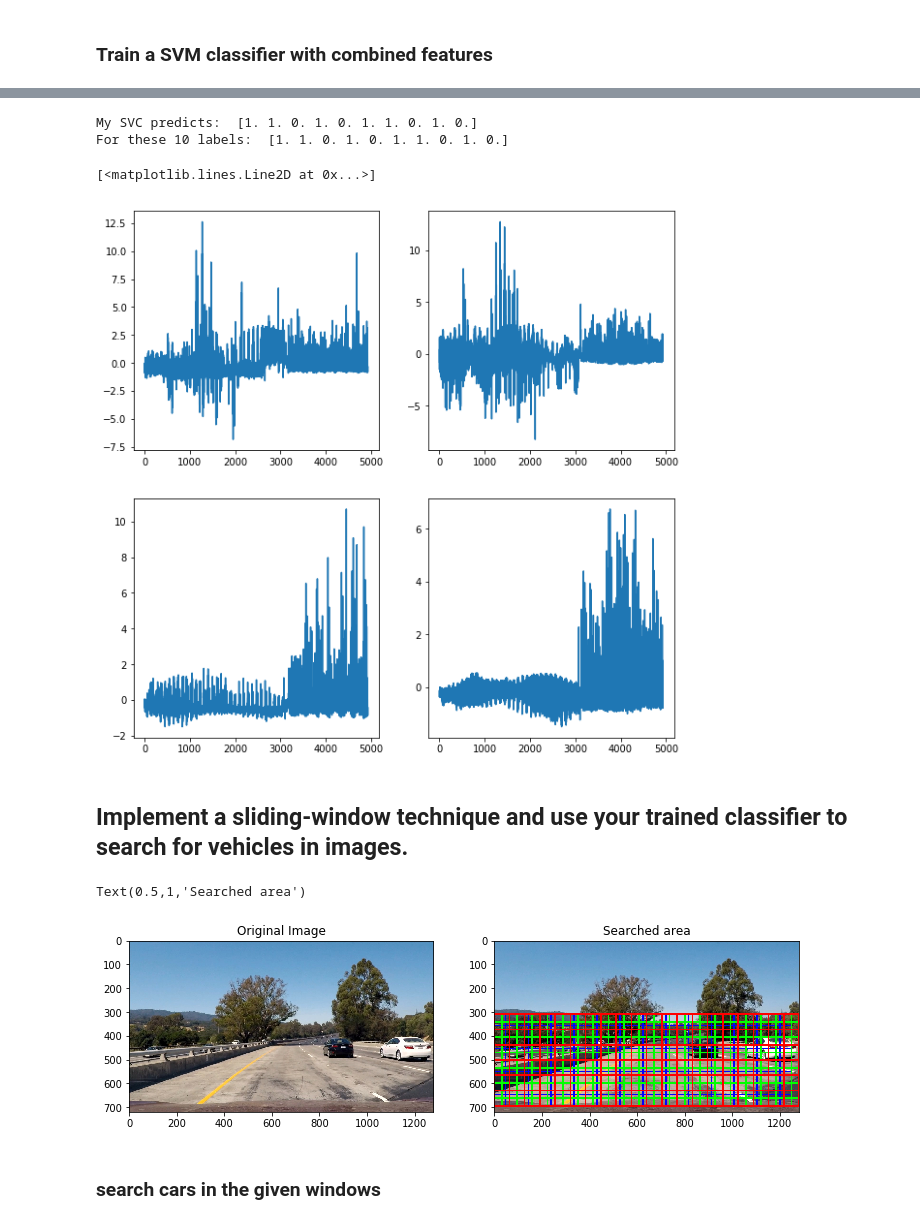
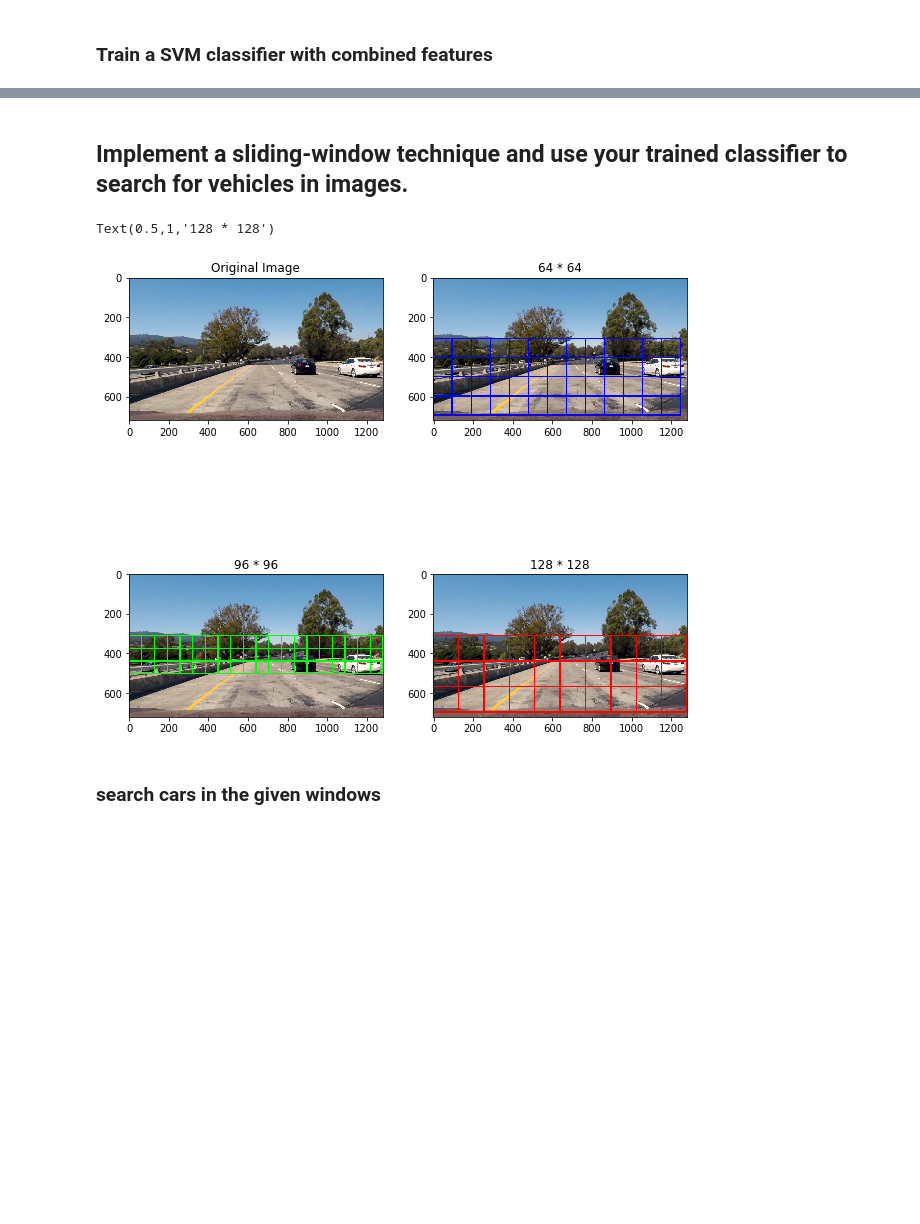
Before and after one commit to YimengZhu/CarND-Vehicle-Detection, a Jupyter notebook: Untitled.ipynb, the cells around one changed output, grey strips where cells are left out. Cells and saved outputs as stored; diff of their text form; code cells hidden in the pictures; blank space fills up the shorter version.

```diff
--- a/Untitled.ipynb
+++ b/Untitled.ipynb
@@ -342,17 +344,3 @@ Test Accuracy of SVC =  0.9947
-# %%
-
-
-f, ((ax1, ax2), (ax3, ax4)) = plt.subplots(2, 2, figsize=(10,10))
-
-ax1.plot(X_test[0])
-ax2.plot(X_test[1])
-ax3.plot(X_test[3])
-ax4.plot(X_test[4])
-# %% [output]
-My SVC predicts:  [1. 1. 0. 1. 0. 1. 1. 0. 1. 0.]
-For these 10 labels:  [1. 1. 0. 1. 0. 1. 1. 0. 1. 0.]
-[<matplotlib.lines.Line2D at 0x...>]
-[figure, removed]
 # %% [markdown]
 ## Implement a sliding-window technique and use your trained classifier to search for vehicles in images.
 # %%
@@ -402,30 +390,36 @@ def draw_boxes(img, bboxes, color=(0, 0, 255), thick=6):
 # %%
 test_image = mpimg.imread('./test_images/test1.jpg')
 draw_image = np.copy(test_image)
 
-windows_64 = slide_window(draw_image, x_start_stop=[None, None], y_start_stop=[None, None], xy_window=(64, 64),
-                       xy_overlap=(0.5, 0.5))
+windows_64 = slide_window(draw_image, x_start_stop=[None, None], y_start_stop=[None, draw_image.shape[0] * 3 / 4], xy_window=(64, 64),
+                       xy_overlap=(0, 0))
 
 windows_96 = slide_window(draw_image, x_start_stop=[None, None], y_start_stop=[None, None], xy_window=(96, 96),
-                       xy_overlap=(0.5, 0.5))
+                       xy_overlap=(0, 0))
 
 windows_128 = slide_window(draw_image, x_start_stop=[None, None], y_start_stop=[None, None], xy_window=(128, 128),
-                       xy_overlap=(0.5, 0.5))
+                       xy_overlap=(0, 0))
 
-boxes_image = draw_boxes(draw_image, windows_96, color=(0, 0, 255))
-boxes_image = draw_boxes(boxes_image, windows_64, color=(0, 255, 0))
-boxes_image = draw_boxes(boxes_image, windows_128, color=(255, 0, 0))
+boxes_image_64 = draw_boxes(draw_image, windows_96, color=(0, 0, 255))
+boxes_image_96 = draw_boxes(draw_image, windows_64, color=(0, 255, 0))
+boxes_image_128 = draw_boxes(draw_image, windows_128, color=(255, 0, 0))
 
-fig = plt.figure(figsize=(12,6))
-plt.subplot(121)
-plt.imshow(test_image)
-plt.title('Original Image')
-plt.subplot(122)
-plt.imshow(boxes_image)
-plt.title('Searched area')
+f, ((ax1, ax2), (ax3, ax4)) = plt.subplots(2, 2, figsize=(10,10))
+
+ax1.imshow(test_image)
+ax1.set_title('Original Image')
+
+ax2.imshow(boxes_image_64)
+ax2.set_title('64 * 64')
+
+ax3.imshow(boxes_image_96)
+ax3.set_title('96 * 96')
+
+ax4.imshow(boxes_image_128)
+ax4.set_title('128 * 128')
 # %% [output]
-Text(0.5,1,'Searched area')
+Text(0.5,1,'128 * 128')
-[figure, old version]
+[figure, new version]
 # %% [markdown]
 ### search cars in the given windows
 # %%
```
Also changed, not shown: parts of 14 cells of this notebook, 2 other files.
